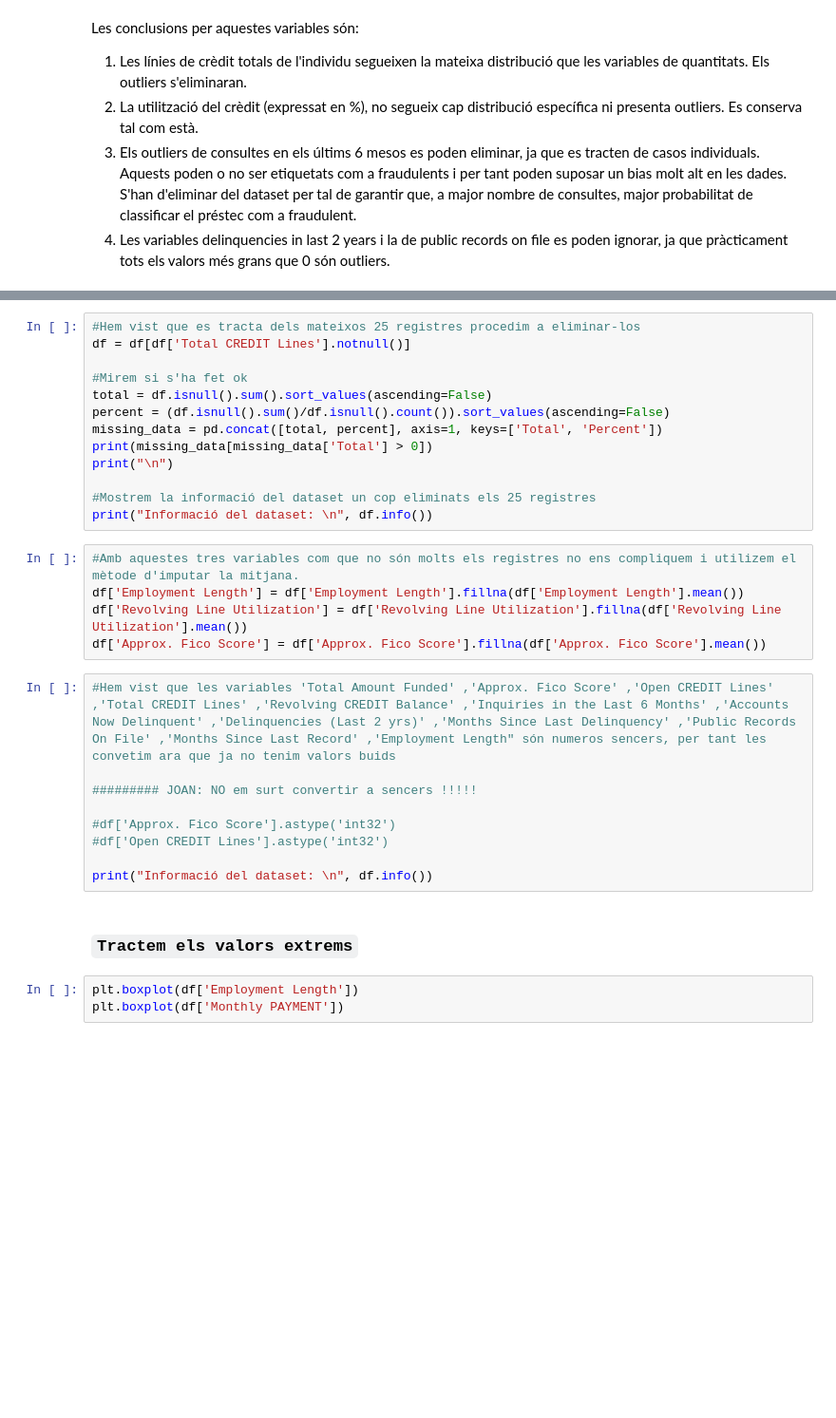
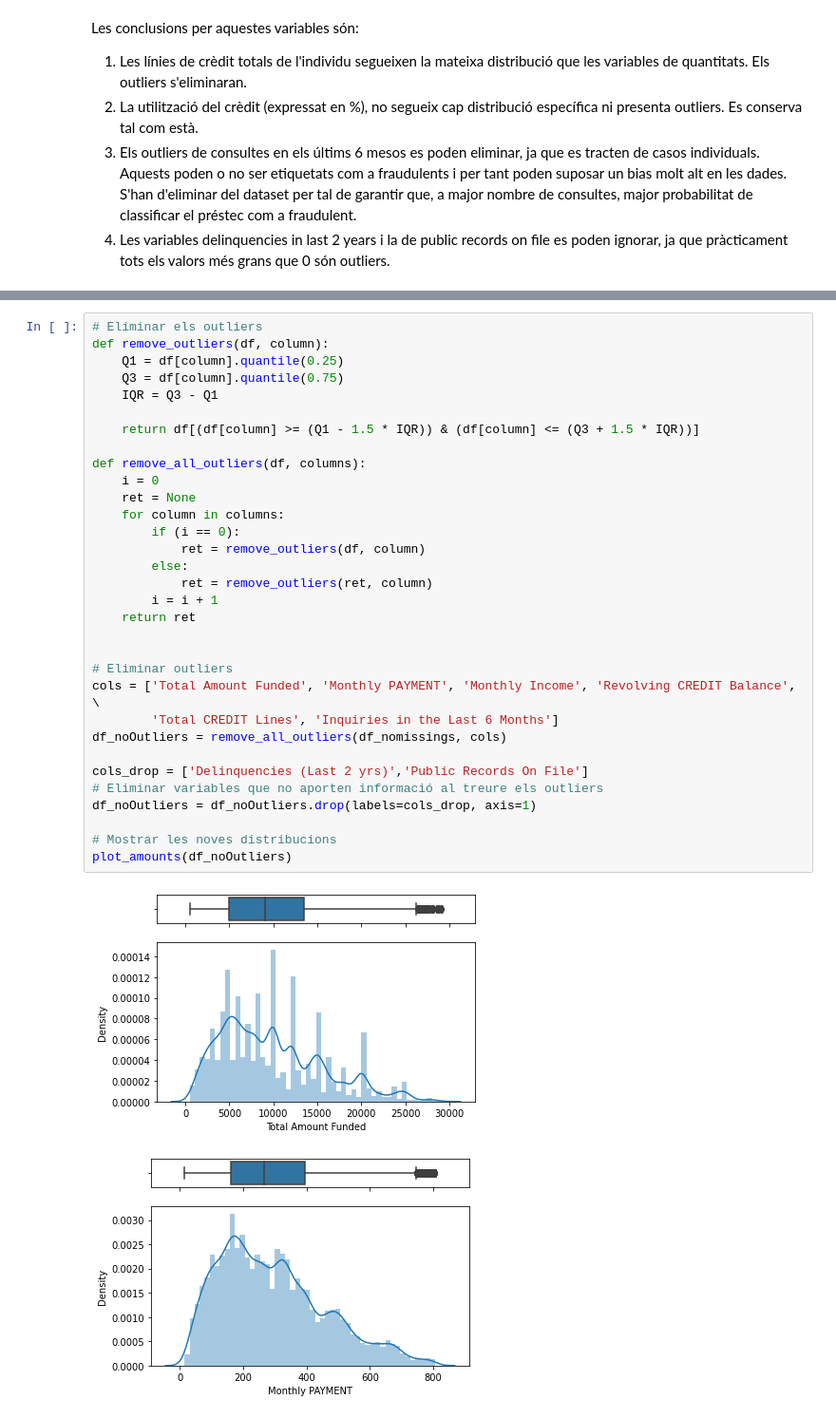
Before and after one commit to Jolicost/Loan-data-analysis, a Jupyter notebook: M2.951_20201_Pràctica2_LoanStatsDataset.ipynb, the cells around one changed output, grey strips where cells are left out. Shown at 95% size. Drawn from its saved outputs; the diff is of its cells as text; blank space fills up the shorter version.

Commit message:
dataset cleaned

```diff
--- a/M2.951_20201_Pràctica2_LoanStatsDataset.ipynb
+++ b/M2.951_20201_Pràctica2_LoanStatsDataset.ipynb
@@ -905,32 +741,35 @@ print(df[df['Total CREDIT Lines'].isnull()])
-# %%
-#Hem vist que es tracta dels mateixos 25 registres procedim a eliminar-los
-df = df[df['Total CREDIT Lines'].notnull()]
-
-#Mirem si s'ha fet ok
-total = df.isnull().sum().sort_values(ascending=False)
-percent = (df.isnull().sum()/df.isnull().count()).sort_values(ascending=False)
-missing_data = pd.concat([total, percent], axis=1, keys=['Total', 'Percent'])
-print(missing_data[missing_data['Total'] > 0])
-print("\n")
-
-#Mostrem la informació del dataset un cop eliminats els 25 registres
-print("Informació del dataset: \n", df.info())
-# %%
-#Amb aquestes tres variables com que no són molts els registres no ens compliquem i utilizem el mètode d'imputar la mitjana.
-df['Employment Length'] = df['Employment Length'].fillna(df['Employment Length'].mean())
-df['Revolving Line Utilization'] = df['Revolving Line Utilization'].fillna(df['Revolving Line Utilization'].mean())
-df['Approx. Fico Score'] = df['Approx. Fico Score'].fillna(df['Approx. Fico Score'].mean())
-# %%
-#Hem vist que les variables 'Total Amount Funded' ,'Approx. Fico Score' ,'Open CREDIT Lines' ,'Total CREDIT Lines' ,'Revolving CREDIT Balance' ,'Inquiries in the Last 6 Months' ,'Accounts Now Delinquent' ,'Delinquencies (Last 2 yrs)' ,'Months Since Last Delinquency' ,'Public Records On File' ,'Months Since Last Record' ,'Employment Length" són numeros sencers, per tant les convetim ara que ja no tenim valors buids
-
-######### JOAN: NO em surt convertir a sencers !!!!!
-
-#df['Approx. Fico Score'].astype('int32')
-#df['Open CREDIT Lines'].astype('int32')
-
-print("Informació del dataset: \n", df.info())
-# %% [markdown]
-### `Tractem els valors extrems`
-# %%
-plt.boxplot(df['Employment Length'])
-plt.boxplot(df['Monthly PAYMENT'])
+# %%
+# Eliminar els outliers
+def remove_outliers(df, column):
+    Q1 = df[column].quantile(0.25)
+    Q3 = df[column].quantile(0.75)
+    IQR = Q3 - Q1
+
+    return df[(df[column] >= (Q1 - 1.5 * IQR)) & (df[column] <= (Q3 + 1.5 * IQR))]
+
+def remove_all_outliers(df, columns):
+    i = 0
+    ret = None
+    for column in columns:
+        if (i == 0):
+            ret = remove_outliers(df, column)
+        else:
+            ret = remove_outliers(ret, column)
+        i = i + 1
+    return ret
+
+
+# Eliminar outliers
+cols = ['Total Amount Funded', 'Monthly PAYMENT', 'Monthly Income', 'Revolving CREDIT Balance', \
+        'Total CREDIT Lines', 'Inquiries in the Last 6 Months']
+df_noOutliers = remove_all_outliers(df_nomissings, cols)
+
+cols_drop = ['Delinquencies (Last 2 yrs)','Public Records On File']
+# Eliminar variables que no aporten informació al treure els outliers
+df_noOutliers = df_noOutliers.drop(labels=cols_drop, axis=1)
+
+# Mostrar les noves distribucions
+plot_amounts(df_noOutliers)
+# %% [output]
+[figure, added]
+[figure, added]
```
Also changed, not shown: parts of 36 cells of this notebook, 2 other files.
